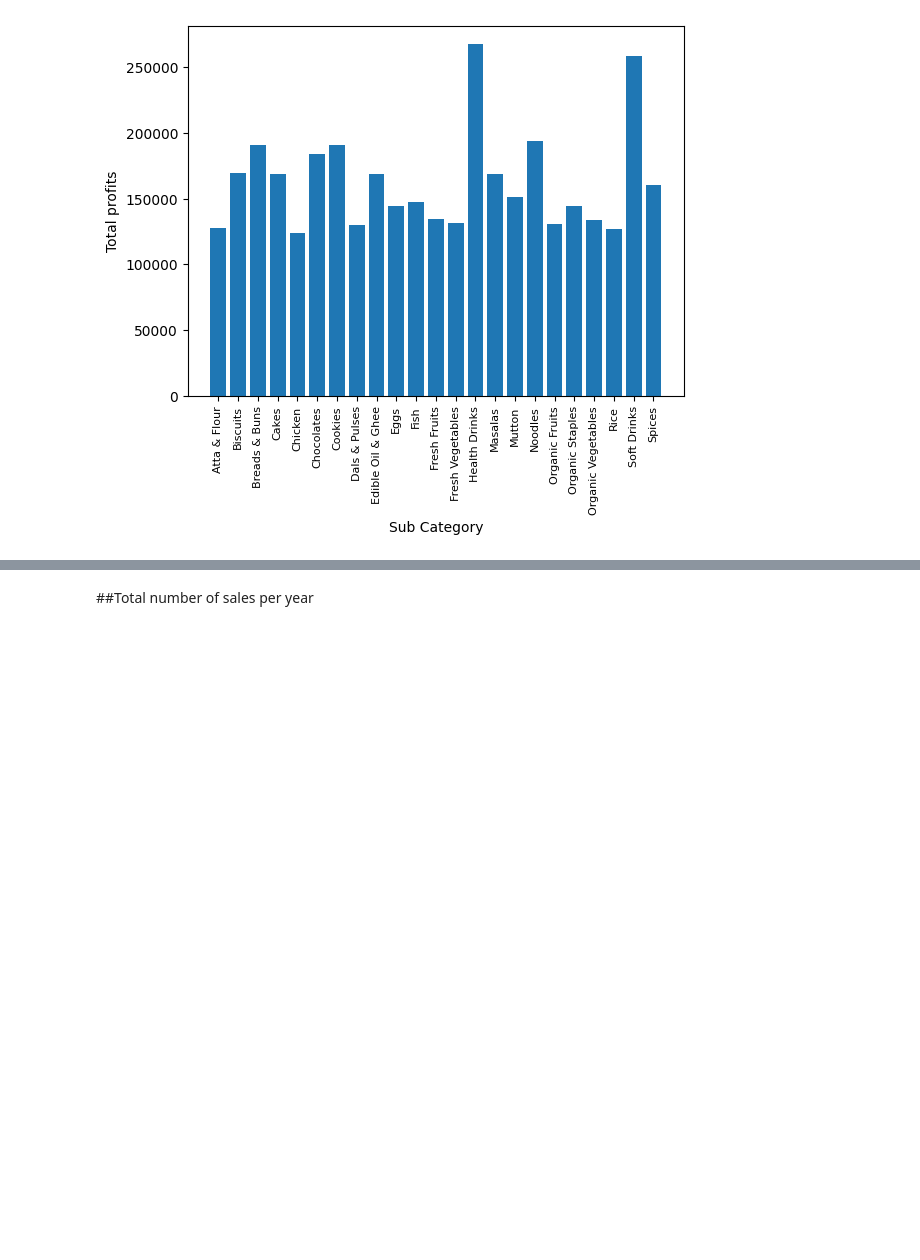
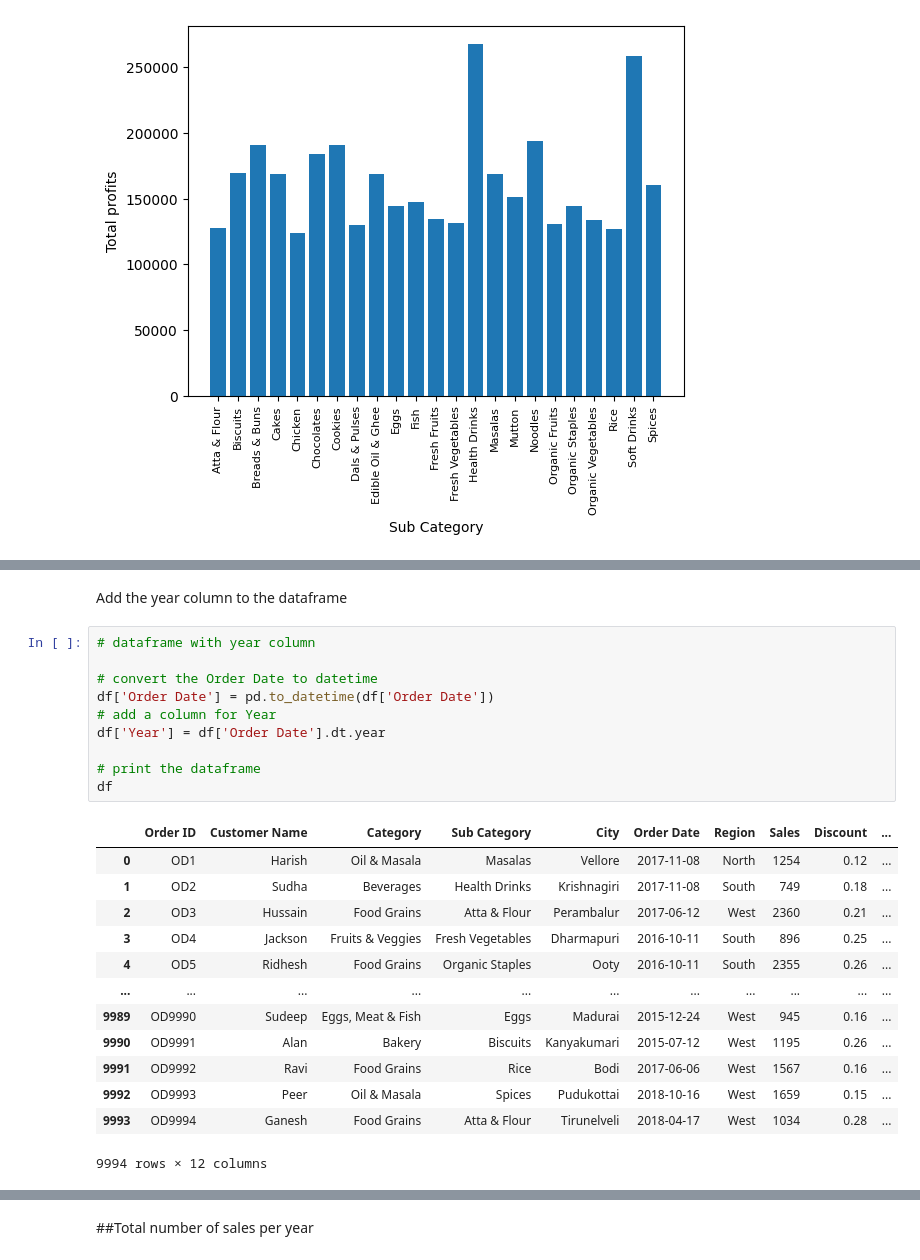
Before and after one commit to wandieinnocents/sales_analysis_pyhon_thesis_v3, a Jupyter notebook: v3_A_MULTIMODAL_ML_FRAMEWORK_FOR_BUSINESS_PERFORMANCE_ANALYSIS_Research_progress_v3.ipynb, the cells around one changed output, grey strips where cells are left out. Saved outputs shown, nothing was run; the diff lists cells and outputs as text; blank space fills up the shorter version.

Commit message:
Add year and month column to dataframe

```diff
--- a/v3_A_MULTIMODAL_ML_FRAMEWORK_FOR_BUSINESS_PERFORMANCE_ANALYSIS_Research_progress_v3.ipynb
+++ b/v3_A_MULTIMODAL_ML_FRAMEWORK_FOR_BUSINESS_PERFORMANCE_ANALYSIS_Research_progress_v3.ipynb
@@ -485,0 +500,26 @@ plt.show()
+# %% [markdown]
+Add the year column to the dataframe
+# %%
+# dataframe with year column
+
+# convert the Order Date to datetime
+df['Order Date'] = pd.to_datetime(df['Order Date'])
+# add a column for Year
+df['Year'] = df['Order Date'].dt.year
+
+# print the dataframe
+df
+# %% [output]
+|  | Order ID | Customer Name | Category | Sub Category | City | Order Date | Region | Sales | Discount | ... |
+| 0 | OD1 | Harish | Oil & Masala | Masalas | Vellore | 2017-11-08 | North | 1254 | 0.12 | ... |
+| 1 | OD2 | Sudha | Beverages | Health Drinks | Krishnagiri | 2017-11-08 | South | 749 | 0.18 | ... |
+| 2 | OD3 | Hussain | Food Grains | Atta & Flour | Perambalur | 2017-06-12 | West | 2360 | 0.21 | ... |
+| 3 | OD4 | Jackson | Fruits & Veggies | Fresh Vegetables | Dharmapuri | 2016-10-11 | South | 896 | 0.25 | ... |
+| 4 | OD5 | Ridhesh | Food Grains | Organic Staples | Ooty | 2016-10-11 | South | 2355 | 0.26 | ... |
+| ... | ... | ... | ... | ... | ... | ... | ... | ... | ... | ... |
+| 9989 | OD9990 | Sudeep | Eggs, Meat & Fish | Eggs | Madurai | 2015-12-24 | West | 945 | 0.16 | ... |
+| 9990 | OD9991 | Alan | Bakery | Biscuits | Kanyakumari | 2015-07-12 | West | 1195 | 0.26 | ... |
+| 9991 | OD9992 | Ravi | Food Grains | Rice | Bodi | 2017-06-06 | West | 1567 | 0.16 | ... |
+| 9992 | OD9993 | Peer | Oil & Masala | Spices | Pudukottai | 2018-10-16 | West | 1659 | 0.15 | ... |
+| 9993 | OD9994 | Ganesh | Food Grains | Atta & Flour | Tirunelveli | 2018-04-17 | West | 1034 | 0.28 | ... |
+9994 rows × 12 columns
```
Also changed, not shown: parts of 7 cells of this notebook.
